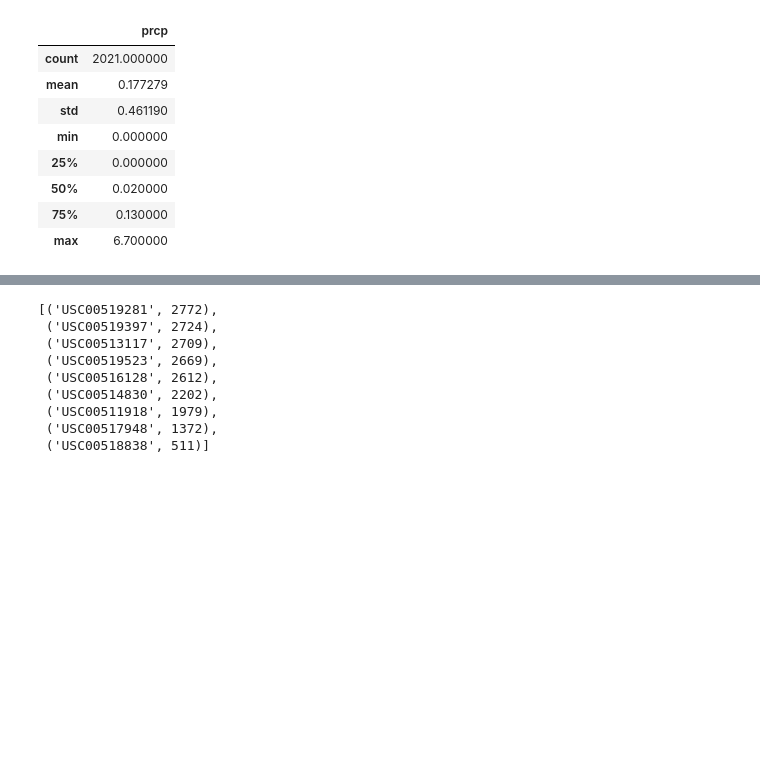
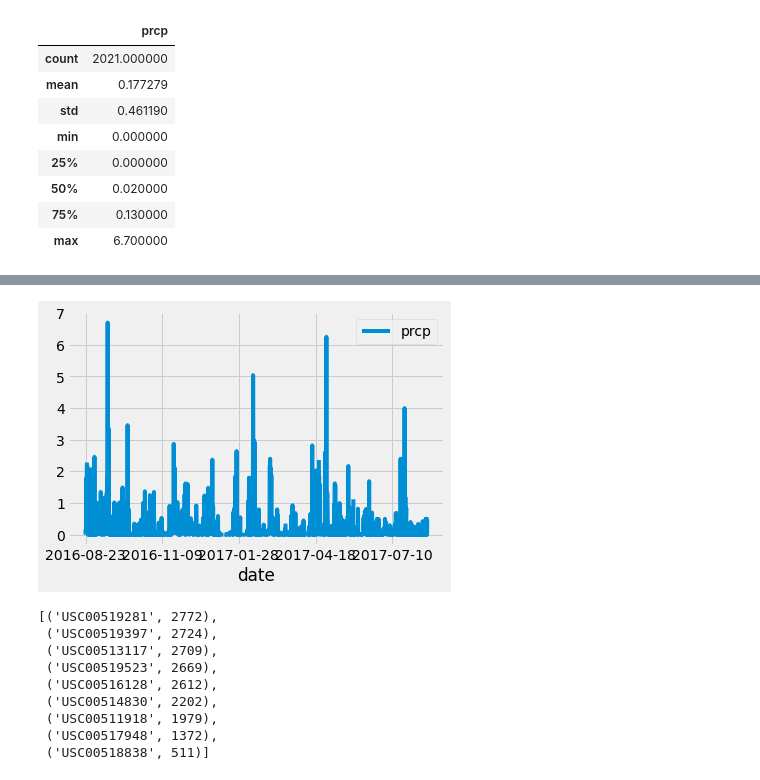
Before and after one commit to mtbulut/SqlAlchemy, a Jupyter notebook: Instructions/climate_starter.ipynb, the cells around one changed output, grey strips where cells are left out. Saved outputs shown, nothing was run; the diff lists cells and outputs as text; code cells hidden in the pictures; blank space fills up the shorter version.

Commit message:
plotting the dataframe

```diff
--- a/Instructions/climate_starter.ipynb
+++ b/Instructions/climate_starter.ipynb
@@ -143,3 +143,7 @@ df_last_12_months_preci.describe()
 | 50% | 0.020000 |
 | 75% | 0.130000 |
 | max | 6.700000 |
+# %%
+# DataFrame is index_date form.
+df_date_index = df_last_12_months_preci.set_index("date")
+df_date_index.head()
@@ -146,3 +158,9 @@ df_last_12_months_preci.describe()
+# %%
+# Plot the table 12 months vs precipitation. Labeling x and y
+df_date_index.plot()
+plt.show()
+# %% [output]
+[figure, added]
 # %%
 # What are the most active stations? (i.e. what stations have the most rows)?
 # List the stations and the counts in descending order.
```
Also changed, not shown: parts of 1 cell of this notebook.
